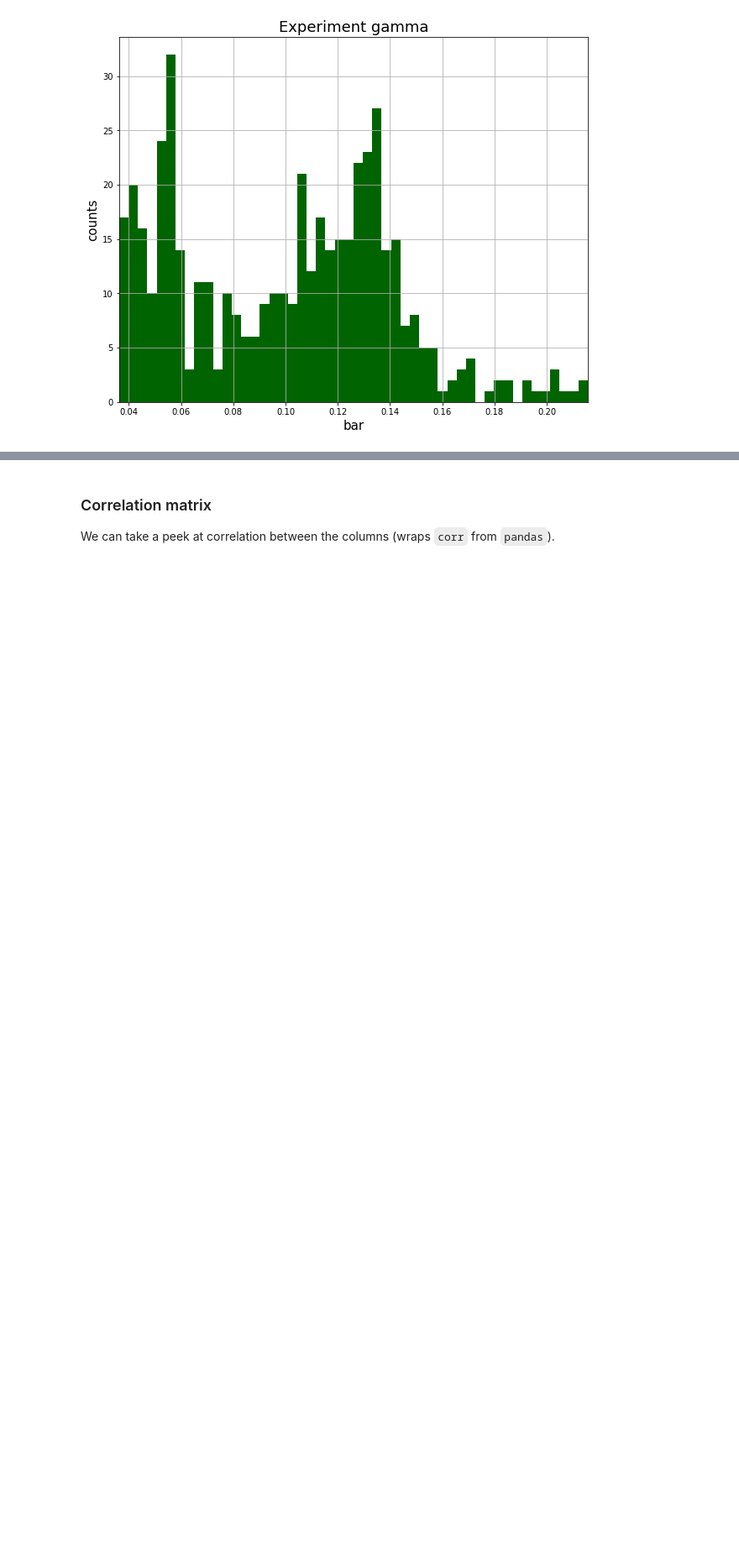
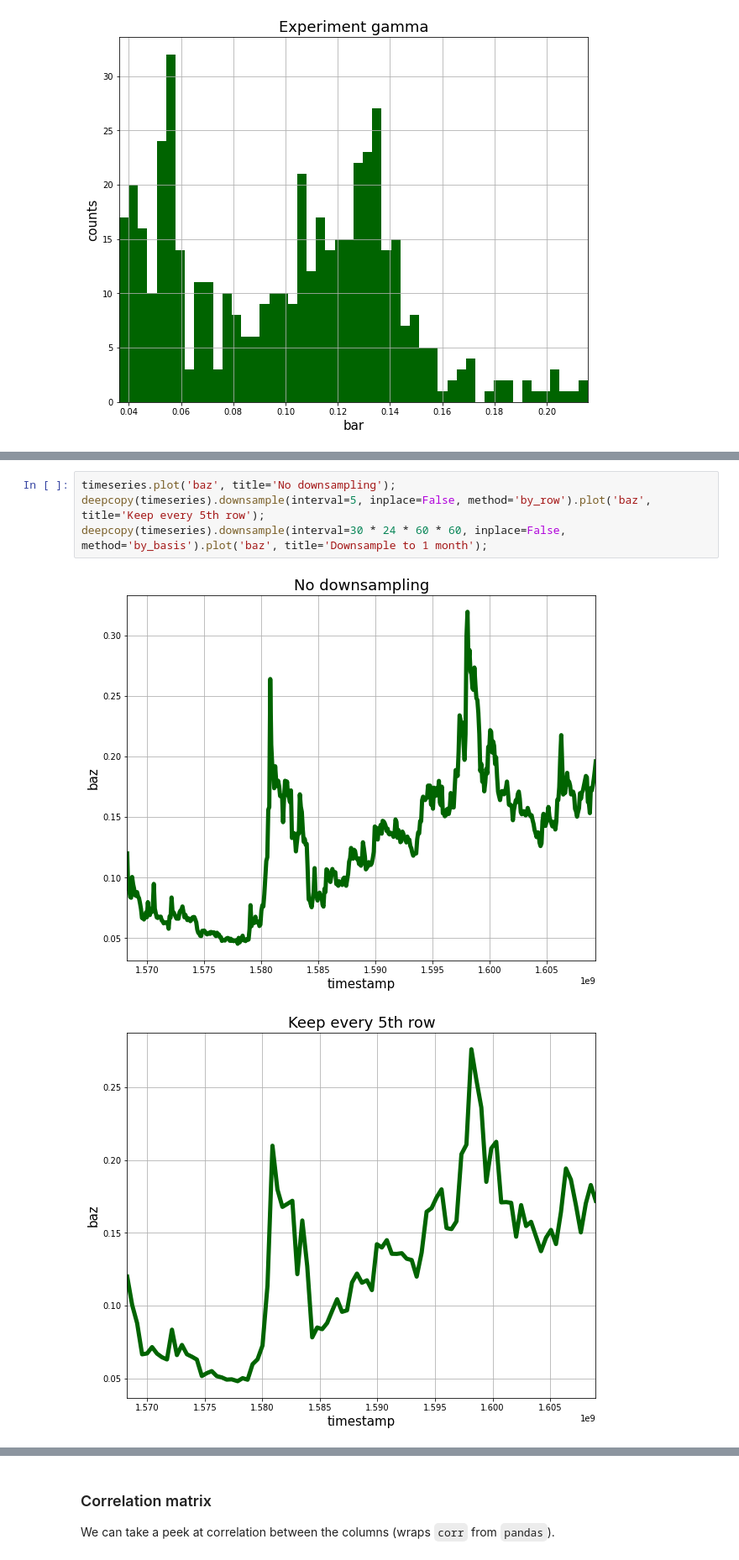
Before and after one commit to Mitchellpkt/python-isthmuslib, a Jupyter notebook: isthmuslib_tutorial.ipynb, the cells around one changed output, grey strips where cells are left out. Shown at 84% size. Saved outputs shown, nothing was run; the diff lists cells and outputs as text; blank space fills up the shorter version.

Commit message:
chore: vector sequence basis manipulation v0.0.65

```diff
--- a/isthmuslib_tutorial.ipynb
+++ b/isthmuslib_tutorial.ipynb
@@ -205,0 +212,7 @@ timeseries.hist('bar', bins=50);
+# %%
+timeseries.plot('baz', title='No downsampling');
+deepcopy(timeseries).downsample(interval=5, inplace=False, method='by_row').plot('baz', title='Keep every 5th row');
+deepcopy(timeseries).downsample(interval=30 * 24 * 60 * 60, inplace=False, method='by_basis').plot('baz', title='Downsample to 1 month');
+# %% [output]
+[figure, added]
+[figure, added]
```
Also changed, not shown: parts of 4 cells of this notebook, 3 other files.
